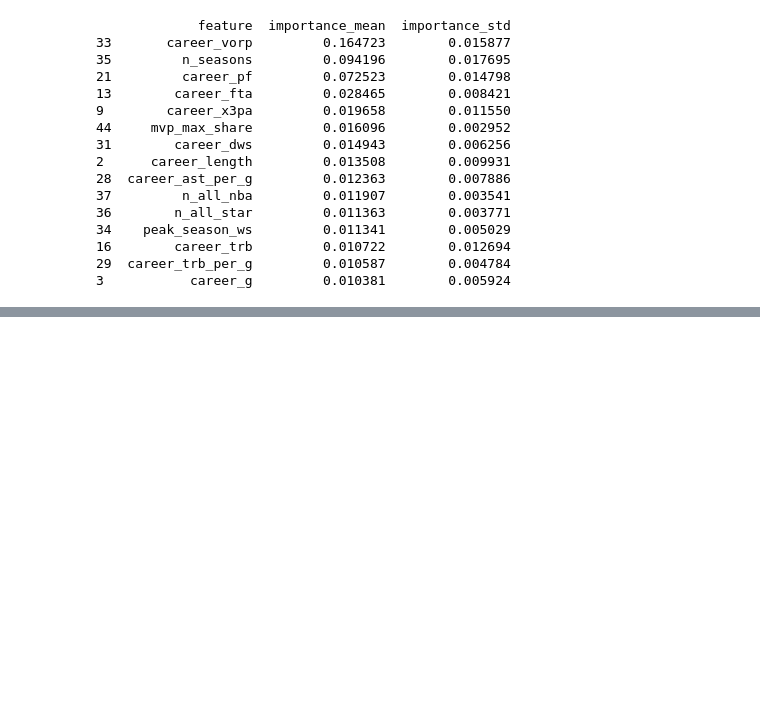
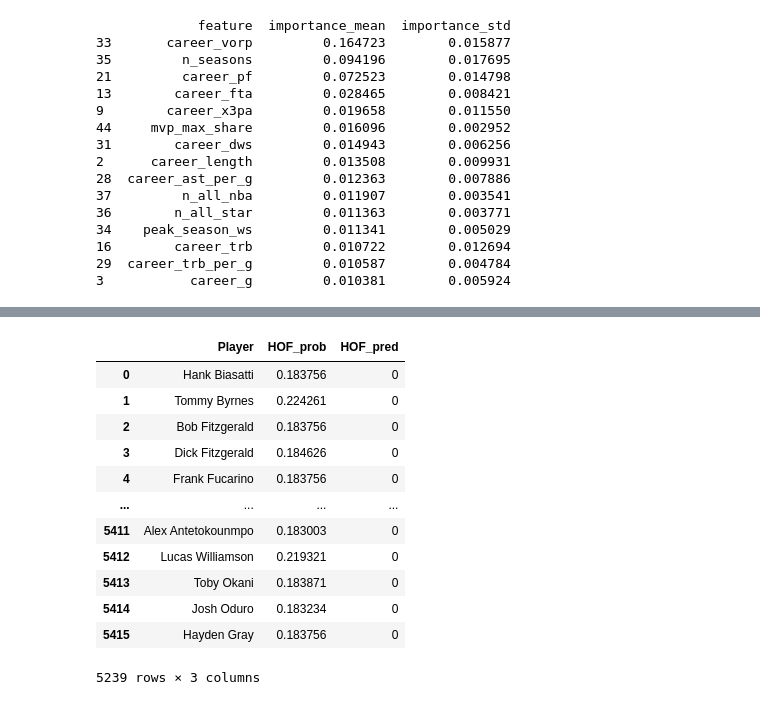
Before and after one commit to cedrictongg/COMP542-Group-8, a Jupyter notebook: NBA Prediction.ipynb, the cells around one changed output, grey strips where cells are left out. Drawn from its saved outputs; the diff is of its cells as text; code cells hidden in the pictures; blank space fills up the shorter version.

```diff
--- a/NBA Prediction.ipynb
+++ b/NBA Prediction.ipynb
@@ -323,0 +473,4 @@ important_selected_features = [
+# %%
+best_threshold = threshold_df[threshold_df["f1"] == threshold_df["f1"].max()]["threshold"]
+# lebron
+best_models["XGBoost"].predict_proba([NBA_data[important_selected_features].iloc[4068]])[:, 1][0] >= best_threshold
@@ -323,0 +504,31 @@ important_selected_features = [
+# %%
+# features we care about
+X_all = NBA_data[NBA_data["hof"] == 0]
+X_all = X_all[important_selected_features]
+non_hof = NBA_data[NBA_data["hof"] == 0]
+
+proba_all = best_models["XGBoost"].predict_proba(X_all)[:, 1]
+
+hof_df = pd.DataFrame({
+    "Player": non_hof["player"],
+    "HOF_prob": proba_all
+})
+
+# use previously calculated threshold based on f1
+hof_df["HOF_pred"] = (hof_df["HOF_prob"] >= best_threshold.iloc[0]).astype(int)
+# %%
+hof_df
+# %% [output]
+|  | Player | HOF_prob | HOF_pred |
+| 0 | Hank Biasatti | 0.183756 | 0 |
+| 1 | Tommy Byrnes | 0.224261 | 0 |
+| 2 | Bob Fitzgerald | 0.183756 | 0 |
+| 3 | Dick Fitzgerald | 0.184626 | 0 |
+| 4 | Frank Fucarino | 0.183756 | 0 |
+| ... | ... | ... | ... |
+| 5411 | Alex Antetokounmpo | 0.183003 | 0 |
+| 5412 | Lucas Williamson | 0.219321 | 0 |
+| 5413 | Toby Okani | 0.183871 | 0 |
+| 5414 | Josh Oduro | 0.183234 | 0 |
+| 5415 | Hayden Gray | 0.183756 | 0 |
+5239 rows × 3 columns
```
Also changed, not shown: parts of 11 cells of this notebook.
